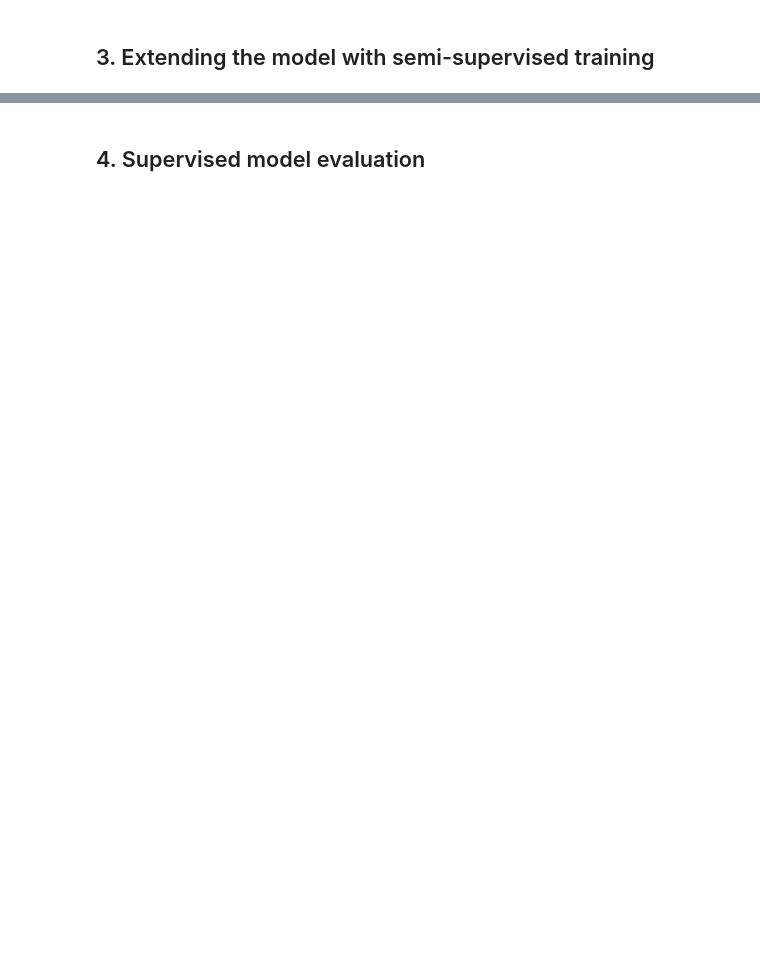
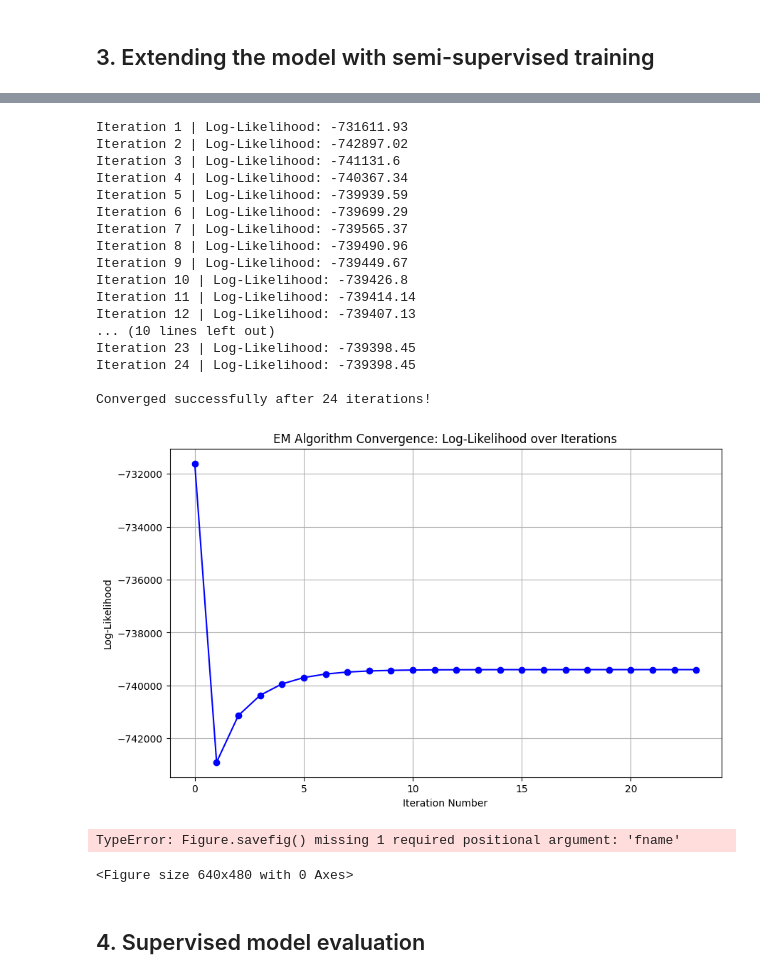
Before and after one commit to lricketson/comp30027-assmt-1, a Jupyter notebook: COMP30027_2026_asst1_template.ipynb, the cells around one changed output, grey strips where cells are left out. Cells and saved outputs as stored; diff of their text form; code cells hidden in the pictures; blank space fills up the shorter version.

```diff
--- a/COMP30027_2026_asst1_template.ipynb
+++ b/COMP30027_2026_asst1_template.ipynb
@@ -207,7 +225,8 @@ def get_soft_probabilities(instance: pd.Series, params: dict):
     posteriors_dict = {}
     for c in params["classes"]:
         likelihoods_list = []
-        for ft in leakproof_instance.index:
+        valid_features = params["continuous_features"] + params["categorical_features"]
+        for ft in valid_features:
             av = leakproof_instance[ft]
             if ft in params["continuous_features"]:
                 likelihood = calculate_likelihood_continuous(
@@ -543,3 +565,44 @@ Best Alpha: 0.5, best Weight: 0.5
+# %%
+best_alpha = 0.5
+best_weight = 0.5
+fresh_params = build_initial_params(df=cleaned_df, alpha=best_alpha)
+
+_, ll_history = run_em_algorithm(
+    unlabelled_df=unlabelled_df,
+    labelled_df=cleaned_df,
+    params=fresh_params,
+    alpha=best_alpha,
+    do_print=True,
+    unlabelled_weight=best_weight,
+)
+plt.figure(figsize=(10, 6))
+plt.plot(ll_history, marker="o", linestyle="-", color="b")
+plt.title("EM Algorithm Convergence: Log-Likelihood over Iterations")
+plt.xlabel("Iteration Number")
+plt.ylabel("Log-Likelihood")
+plt.grid(True)
+plt.show()  # Actually displays the graph!
+# %% [output]
+Iteration 1 | Log-Likelihood: -731611.93
+Iteration 2 | Log-Likelihood: -742897.02
+Iteration 3 | Log-Likelihood: -741131.6
+Iteration 4 | Log-Likelihood: -740367.34
+Iteration 5 | Log-Likelihood: -739939.59
+Iteration 6 | Log-Likelihood: -739699.29
+Iteration 7 | Log-Likelihood: -739565.37
+Iteration 8 | Log-Likelihood: -739490.96
+Iteration 9 | Log-Likelihood: -739449.67
+Iteration 10 | Log-Likelihood: -739426.8
+Iteration 11 | Log-Likelihood: -739414.14
+Iteration 12 | Log-Likelihood: -739407.13
+... (10 lines left out)
+Iteration 23 | Log-Likelihood: -739398.45
+Iteration 24 | Log-Likelihood: -739398.45
+
+Converged successfully after 24 iterations!
+[figure, added]
+TypeError: Figure.savefig() missing 1 required positional argument: 'fname'
+<Figure size 640x480 with 0 Axes>
 # %% [markdown]
 ## 4. Supervised model evaluation
 # %%
```
Also changed, not shown: parts of 5 cells of this notebook, 2 other files.
